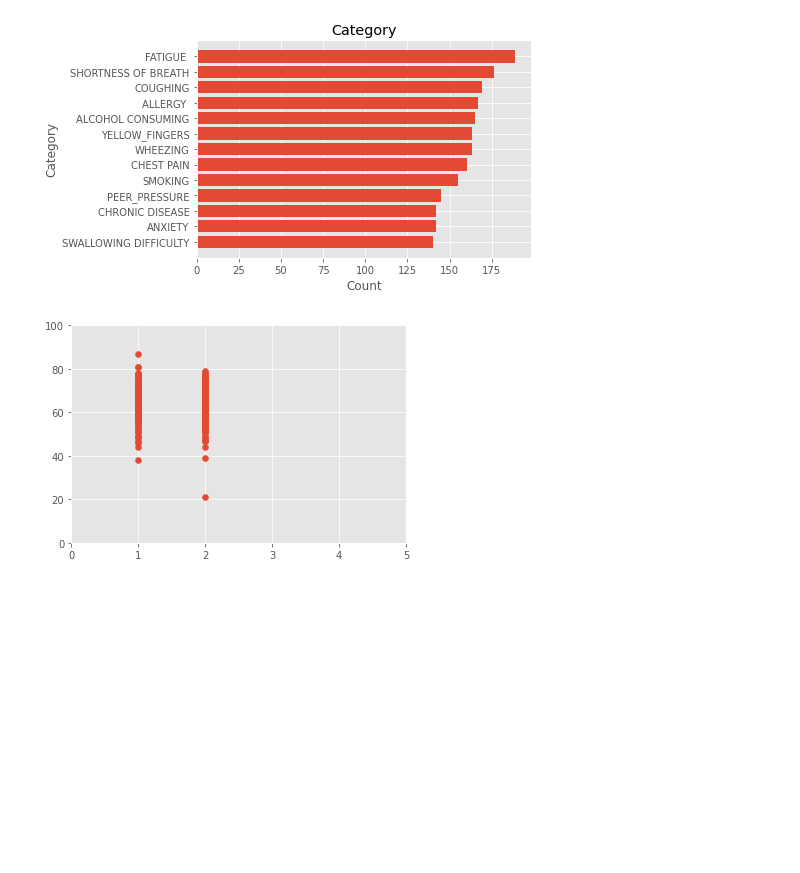
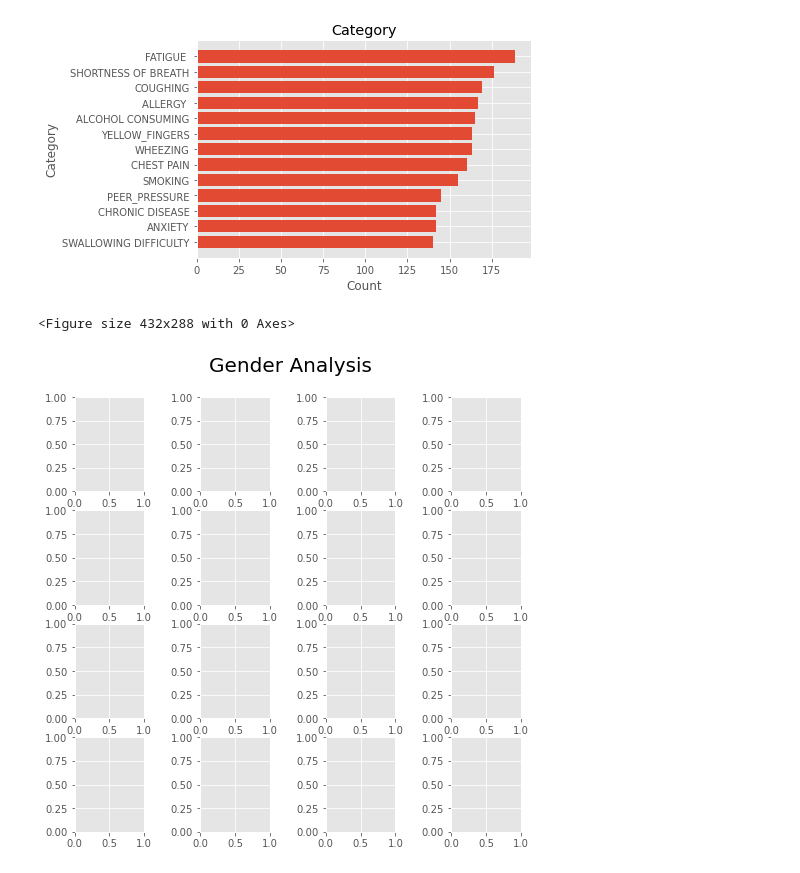
Before and after one commit to chunnali/Data-Analyst-Portfolio, a Jupyter notebook: Data_Analysis_Lung_Cancer.ipynb, the cells around one changed output. Saved outputs shown, nothing was run; the diff lists cells and outputs as text; code cells hidden in the pictures; blank space fills up the shorter version.

```diff
--- a/Data_Analysis_Lung_Cancer.ipynb
+++ b/Data_Analysis_Lung_Cancer.ipynb
@@ -132,39 +140,55 @@ plt.show()
 # %% [output]
 [figure]
 # %%
-#Gender Analysis
+# Gender Analysis: Category for patients with lung cancer
 
 # labels = 'Frogs', 'Hogs', 'Dogs', 'Logs'
 # fracs = [15, 30, 45, 10]
 
 # fig = plt.figure()
 
 # ax1 = fig.add_axes([0, 0, .5, .5], aspect=1)
 # ax1.pie(fracs, labels=labels, radius = 1.2)
-# # ax2 = fig.add_axes([.5, .0, .5, .5], aspect=1)
-# # ax2.pie(fracs, labels=labels, radius = 1.2)
+# ax2 = fig.add_axes([.5, .0, .5, .5], aspect=1)
+# ax2.pie(fracs, labels=labels, radius = 1.2)
 # plt.show()
 
-data = pd.DataFrame()
-for column in cancer.columns.difference(['GENDER','AGE','LUNG_CANCER','AGE_DISTRIBUTION']):
-    x = cancer[cancer[column]==2]['GENDER'].value_counts().reset_index().sort_values(by=['index']).rename(columns={'index':'GENDER','GENDER':column})
-    x = x.transpose()
-    x = x.iloc[1:,:]
-    x = x.set_axis(['Female', 'Male'], axis='columns')
-    x
+# data = pd.DataFrame()
+# for column in cancer.columns.difference(['GENDER','AGE','LUNG_CANCER','AGE_DISTRIBUTION']):
+#     x = cancer[cancer[column]==2]['GENDER']
+#         .value_counts()
+#         .reset_index()
+#         .sort_values(by=['index'])
+#         .rename(columns={'index':'GENDER','GENDER':column})
+#     x = x.transpose()
+#     x = x.iloc[1:,:]
+#     x = x.set_axis(['Female', 'Male'], axis='columns')
 
-# fig = plt.figure()
 
-# for i, column in enumerate(cancer.columns.difference(['GENDER','AGE','LUNG_CANCER','AGE_DISTRIBUTION'])):
-#     column = cancer[cancer[column]==2]['GENDER'].value_counts().reset_index().sort_values(by=['index'])
-#     values = column.iloc[:,1].to_numpy()
-#     labels = column.iloc[:,0].to_numpy()
-#     l = 10*i
-#     ax = fig.add_axes([l, 0, .5, .5], aspect=1)
-#     ax.pie(values, labels=labels, radius=30)
+# pie charts start here
 
-# ax.set_title('column')
-# plt.show()
+fig = plt.figure()
+fig, axes = plt.subplots(4, 4, figsize=(8, 8))
+
+
+
+for i, column in enumerate(
+    cancer.columns.difference(['GENDER','AGE','LUNG_CANCER','AGE_DISTRIBUTION'])):
+
+    column = cancer[cancer[column]==2]['GENDER'].value_counts().reset_index().sort_values(by=['index'])
+    values = column.iloc[:,1].to_numpy()
+    labels = column.iloc[:,0].to_numpy()
+    #l = 10*i
+    #ax = fig.add_axes([l, 0, .9, .9], aspect=1)
+    ax.pie(values, labels=labels, radius=20)
+
+fig.subplots_adjust(wspace=.8)
+title = fig.suptitle('Gender Analysis', y=.95, fontsize=20)
+ax.set_title('column')
+plt.show()
+# %% [output]
+<Figure size 432x288 with 0 Axes>
+[figure, added]
 # %%
 #Smoker by Gender
 # smoker = df[df['SMOKING']==2]['GENDER'].value_counts()
@@ -184,12 +208,3 @@ for column in cancer.columns.difference(['GENDER','AGE','LUNG_CANCER','AGE_DISTR
 # ax.bar_label(rects2, padding=3)
 # fig.tight_layout()
 # plt.show()
-# %%
-x = df['SMOKING']
-y = df['AGE']
-plt.xlim(0, 5)
-plt.ylim(0, 100)
-plt.scatter(x,y)
-plt.show()
-# %% [output]
-[figure, removed]
```
Also changed, not shown: parts of 2 cells of this notebook.
